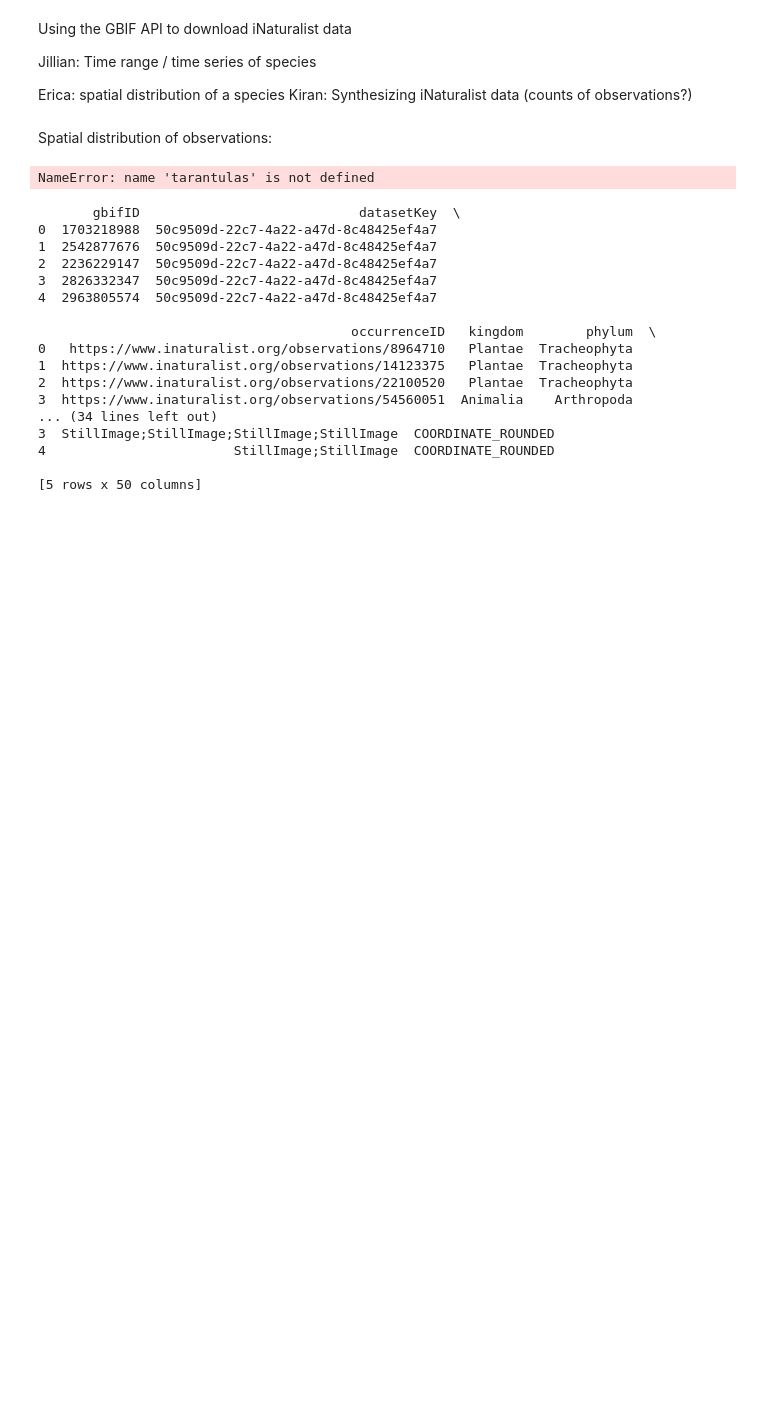
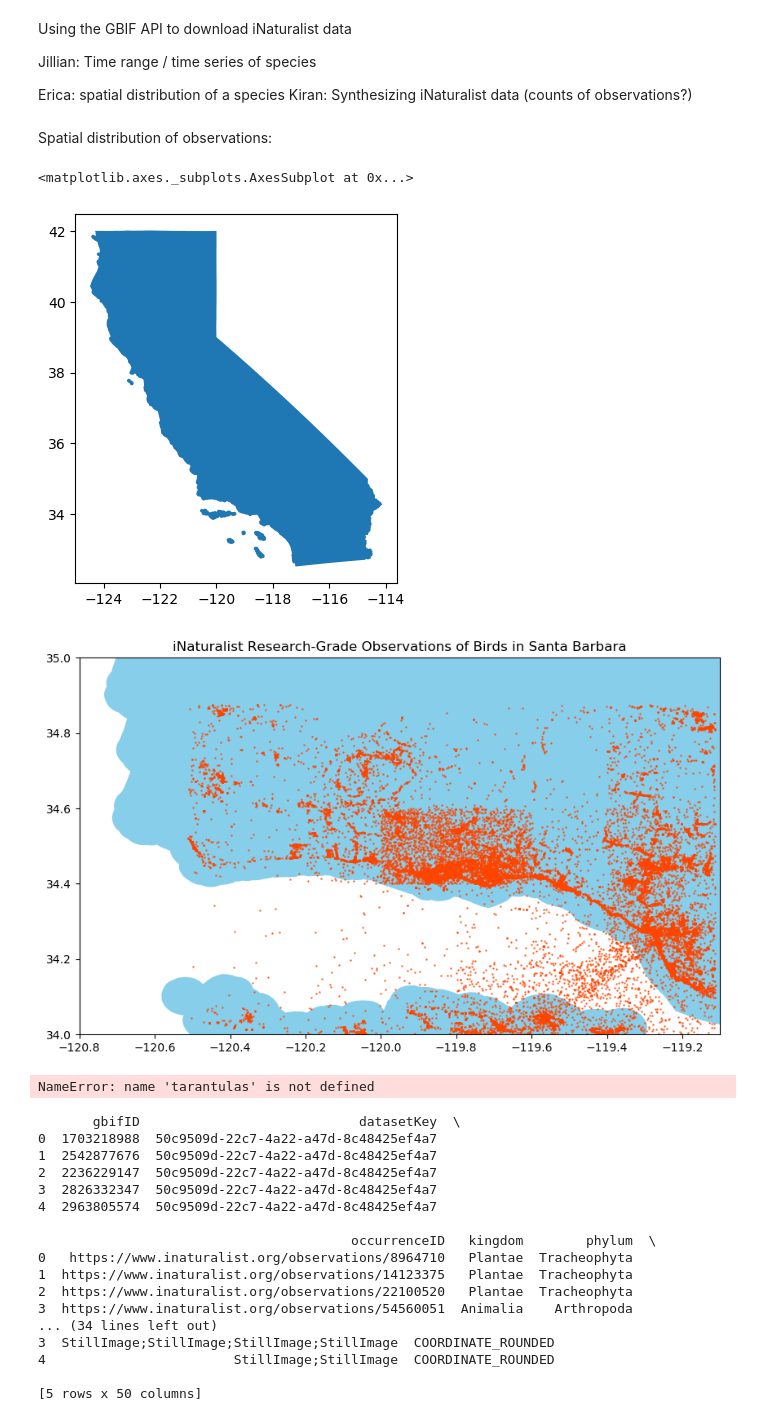
Before and after one commit to erica-bishop/eds220-finalproject, a Jupyter notebook: EB-read-in.ipynb, the cells around one changed output. Drawn from its saved outputs; the diff is of its cells as text; code cells hidden in the pictures; blank space fills up the shorter version.

```diff
--- a/EB-read-in.ipynb
+++ b/EB-read-in.ipynb
@@ -23,6 +23,59 @@ Kiran: Synthesizing iNaturalist data (counts of observations?)
 sb_inat = pd.read_csv("/courses/EDS214/EDS220_gbffs/inat_sb_recent.csv", sep = '\t') #make sure to update the file path to where your data is stored
 # %% [markdown]
 Spatial distribution of observations:
+# %%
+#setting up shp file path for CA state boundary (found online - https://data.ca.gov/dataset/ca-geographic-boundaries/resource/3db1e426-fb51-44f5-82d5-a54d7c6e188b)
+shp_data = gpd.read_file("/courses/EDS214/EDS220_gbffs/ca-state-boundary/CA_State_TIGER2016.shp")
+
+
+#now we want to isolate our table to only observations of class 'Aves'
+sb_animals = sb_inat.loc[sb_inat['kingdom'] == "Animalia"] # filter data to just animal observations
+sb_animals = gpd.GeoDataFrame(sb_animals)
+
+#need to convert coordinates into actual coordinates, not just data points
+obs_coords = gpd.points_from_xy(sb_animals['decimalLongitude'], sb_animals['decimalLatitude'], crs = "EPSG:4326")
+
+
+sb_animals_gdf = gpd.GeoDataFrame(sb_animals, geometry=obs_coords)
+sb_animals_gdf
+
+#need to convert shp file into a lat/lon situation instead of meters
+shp_reproj = shp_data.to_crs("epsg:4326")
+shp_reproj.plot()
+
+#defining size of output figure
+fig, ax = plt.subplots(figsize=(14,6))
+
+#setting boundaries
+xmin = -120.8
+xmax = -119.1
+ymin = 34
+ymax = 35
+
+#feed min and max thru into limits for x and y axis
+xlim = (xmin, xmax)
+ylim = (ymin, ymax)
+
+#set axis to x and y limits
+ax.set_xlim(xlim)
+ax.set_ylim(ylim)
+
+#sb map
+plt.title("iNaturalist Research-Grade Observations of Birds in Santa Barbara")
+shp_reproj.plot(legend = False, ax = ax,
+               color = "skyblue")
+
+#sb aves
+sb_animals_gdf.plot(aspect = 1,
+               color = "orangered",
+                marker = "o",
+                 alpha = 0.75,
+                 markersize = 0.6,
+               ax = ax)
+# %% [output]
+<matplotlib.axes._subplots.AxesSubplot at 0x...>
+[figure, added]
+[figure, added]
 # %%
 import shapely
 import geopandas as gpd
```
